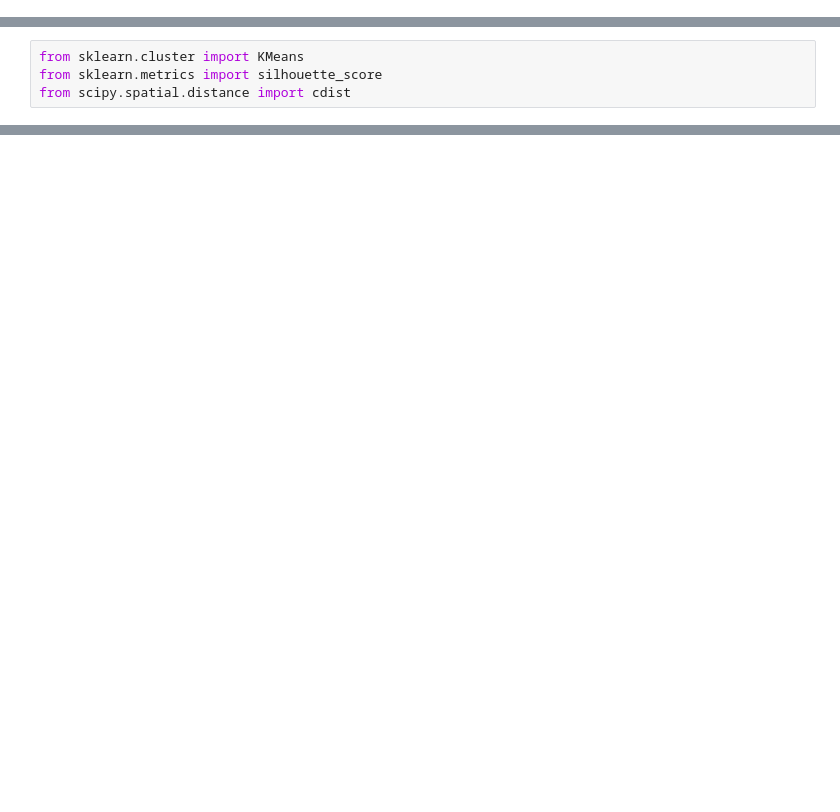
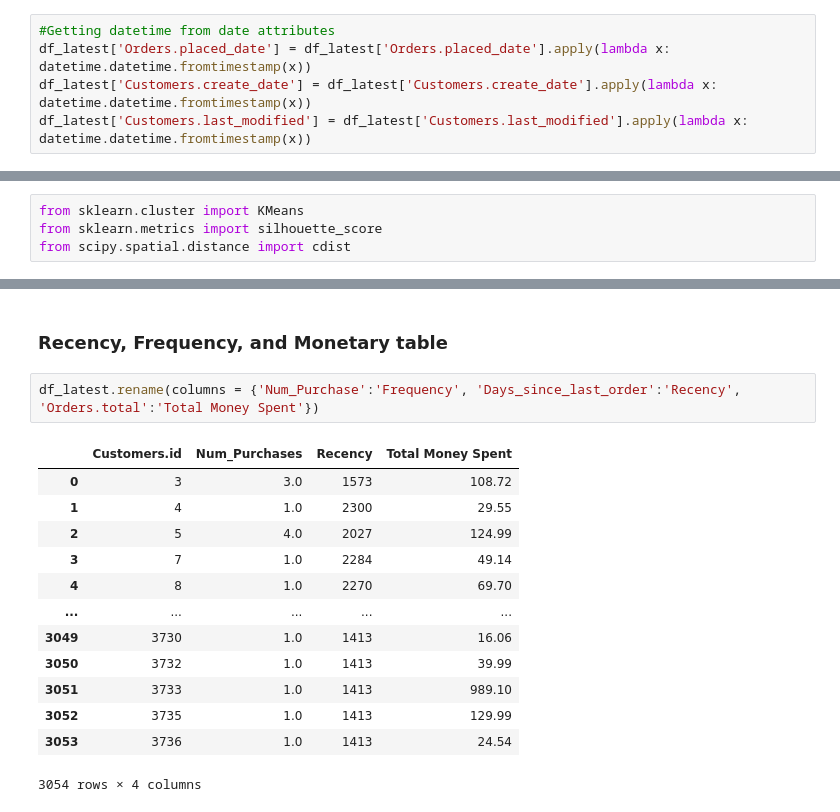
Before and after one commit to kvan493/Customer-Segmentation_Project, a Jupyter notebook: Customer_segmentation.ipynb, the cells around one changed output, grey strips where cells are left out. Drawn from its saved outputs; the diff is of its cells as text; blank space fills up the shorter version.

```diff
--- a/Customer_segmentation.ipynb
+++ b/Customer_segmentation.ipynb
@@ -440,0 +360,5 @@ X.drop(['Customers.create_date', 'Customers.last_modified'], axis = 1)
+# %%
+#Getting datetime from date attributes
+df_latest['Orders.placed_date'] = df_latest['Orders.placed_date'].apply(lambda x: datetime.datetime.fromtimestamp(x))
+df_latest['Customers.create_date'] = df_latest['Customers.create_date'].apply(lambda x: datetime.datetime.fromtimestamp(x))
+df_latest['Customers.last_modified'] = df_latest['Customers.last_modified'].apply(lambda x: datetime.datetime.fromtimestamp(x))
@@ -557,0 +487,18 @@ rfmTable.head()
+# %% [markdown]
+### Recency, Frequency, and Monetary table
+# %%
+df_latest.rename(columns = {'Num_Purchase':'Frequency', 'Days_since_last_order':'Recency', 'Orders.total':'Total Money Spent'})
+# %% [output]
+|  | Customers.id | Num_Purchases | Recency | Total Money Spent |
+| 0 | 3 | 3.0 | 1573 | 108.72 |
+| 1 | 4 | 1.0 | 2300 | 29.55 |
+| 2 | 5 | 4.0 | 2027 | 124.99 |
+| 3 | 7 | 1.0 | 2284 | 49.14 |
+| 4 | 8 | 1.0 | 2270 | 69.70 |
+| ... | ... | ... | ... | ... |
+| 3049 | 3730 | 1.0 | 1413 | 16.06 |
+| 3050 | 3732 | 1.0 | 1413 | 39.99 |
+| 3051 | 3733 | 1.0 | 1413 | 989.10 |
+| 3052 | 3735 | 1.0 | 1413 | 129.99 |
+| 3053 | 3736 | 1.0 | 1413 | 24.54 |
+3054 rows × 4 columns
```
Also changed, not shown: parts of 93 cells of this notebook.
